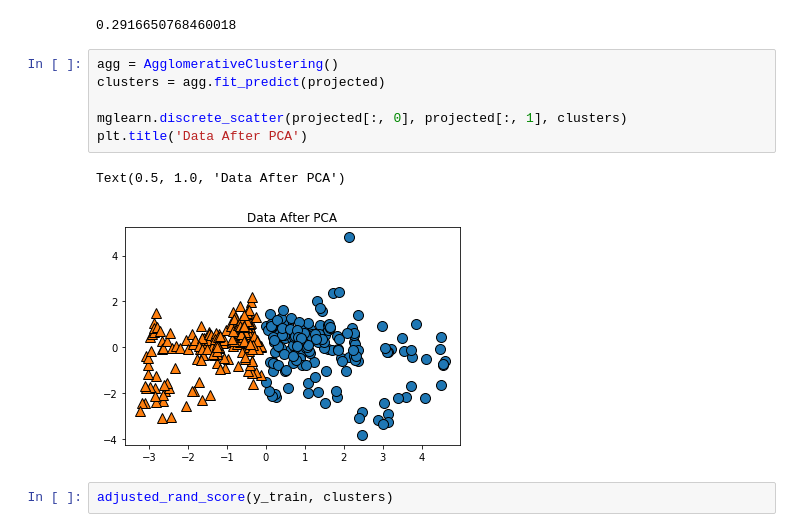
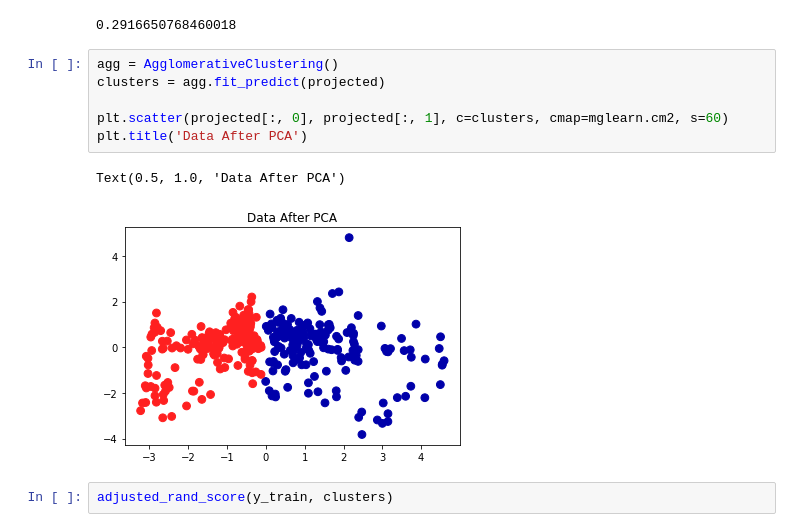
Before and after one commit to sheri-kamal/DATA71200-SP2020, a Jupyter notebook: Project 3 - Unsupervised Learning.ipynb, the cells around one changed output. Saved outputs shown, nothing was run; the diff lists cells and outputs as text.

Commit message:
Project 3

```diff
--- a/Project 3 - Unsupervised Learning.ipynb
+++ b/Project 3 - Unsupervised Learning.ipynb
@@ -297,12 +297,12 @@ silhouette_score(X_train_std, clusters)
 # %%
 agg = AgglomerativeClustering()
 clusters = agg.fit_predict(projected)
 
-mglearn.discrete_scatter(projected[:, 0], projected[:, 1], clusters)
+plt.scatter(projected[:, 0], projected[:, 1], c=clusters, cmap=mglearn.cm2, s=60)
 plt.title('Data After PCA')
 # %% [output]
 Text(0.5, 1.0, 'Data After PCA')
-[figure, old version]
+[figure, new version]
 # %%
 adjusted_rand_score(y_train, clusters)
 # %% [output]
```
Also changed, not shown: parts of 6 cells of this notebook.
